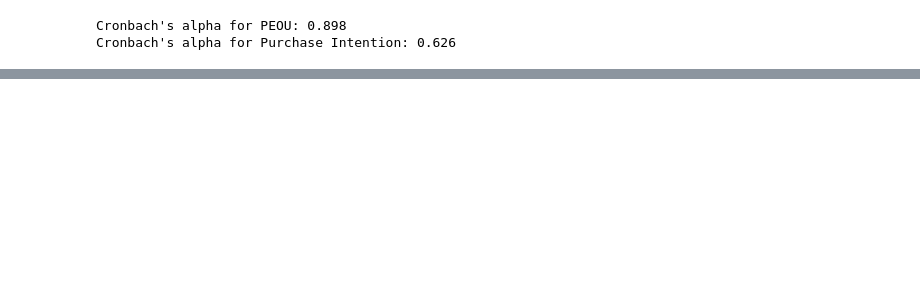
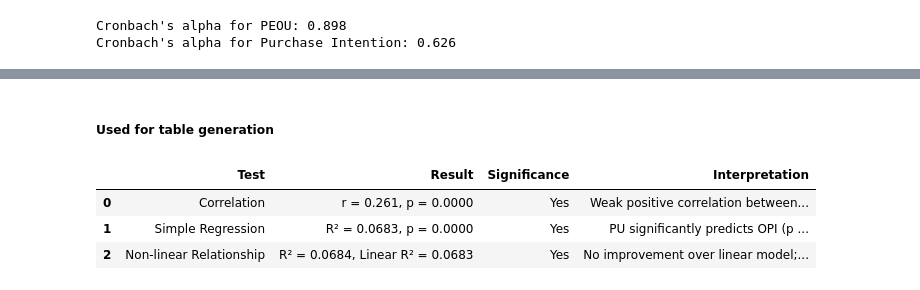
Before and after one commit to fernandonpa/Online_Purchase_Intention_Project, a Jupyter notebook: notebooks/05_hypothesis_testing/hypothesis_2.ipynb, the cells around one changed output, grey strips where cells are left out. Cells and saved outputs as stored; diff of their text form; code cells hidden in the pictures; blank space fills up the shorter version.

```diff
--- a/notebooks/05_hypothesis_testing/hypothesis_2.ipynb
+++ b/notebooks/05_hypothesis_testing/hypothesis_2.ipynb
@@ -339,3 +349,7 @@ R-squared improvement: 0.0001
 The quadratic term is not significant (p = 0.7987)
 No evidence of a non-linear relationship. The linear model is sufficient.
 [figure]
+# %% [markdown]
+##### Used for table generation
+# %%
+df=pd.read_csv('../../data/cleaned/cleaned_survey_data.csv')
@@ -341,0 +393,34 @@ No evidence of a non-linear relationship. The linear model is sufficient.
+# %%
+results_table = pd.DataFrame({
+    "Test": ["Correlation", "Simple Regression", "Non-linear Relationship"],
+    "Result": [
+        f"r = {r:.3f}, p = {p_corr:.4f}",
+        f"R² = {r_sq:.4f}, p = {p_reg:.4f}",
+        f"R² = {r_sq_nonlin:.4f}, Linear R² = {r_sq:.4f}"
+    ],
+    "Significance": [
+        "Yes" if p_corr < 0.05 else "No",
+        "Yes" if p_reg < 0.05 else "No",
+        "No" if better_fit == "Linear" else "Yes"
+    ],
+    "Interpretation": [
+        "Weak positive correlation between PU and OPI.",
+        "PU significantly predicts OPI (p < 0.05).",
+        "No improvement over linear model; linear relationship suffices."
+    ]
+})
+
+# Display the table
+results_table
+
+styled_df = results_table.style.set_table_styles([
+    {'selector': 'th', 'props': [('font-size', '10pt'), ('max-width', '200px'), ('background-color', 'white'), ('color', '#222')]},
+    {'selector': 'td', 'props': [('font-size', '10pt'), ('max-width', '220px'), ('white-space', 'normal'), ('background-color', 'white'), ('color', '#222')]}
+])
+
+styled_df
+# %% [output]
+|  | Test | Result | Significance | Interpretation |
+| 0 | Correlation | r = 0.261, p = 0.0000 | Yes | Weak positive correlation between... |
+| 1 | Simple Regression | R² = 0.0683, p = 0.0000 | Yes | PU significantly predicts OPI (p ... |
+| 2 | Non-linear Relationship | R² = 0.0684, Linear R² = 0.0683 | Yes | No improvement over linear model;... |
```
Also changed, not shown: parts of 10 cells of this notebook, 2 other files.
